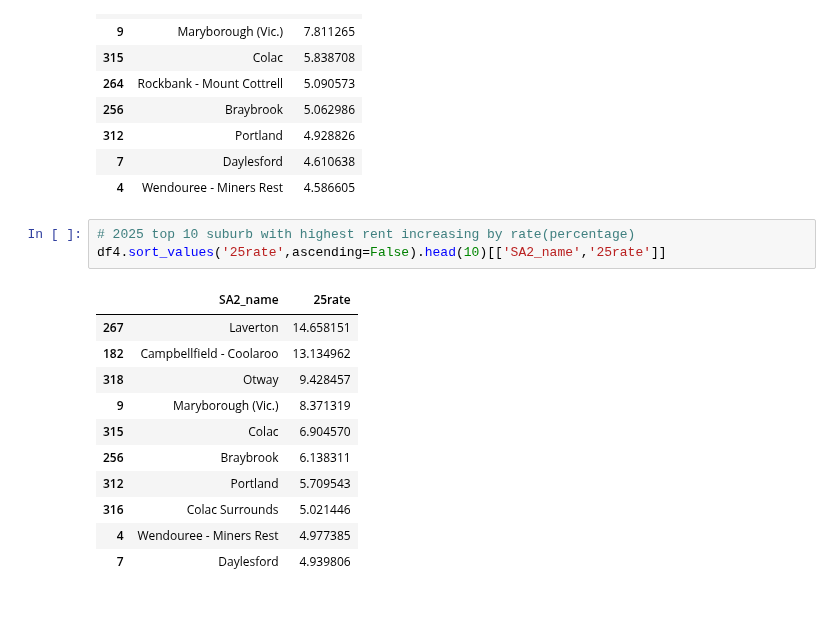
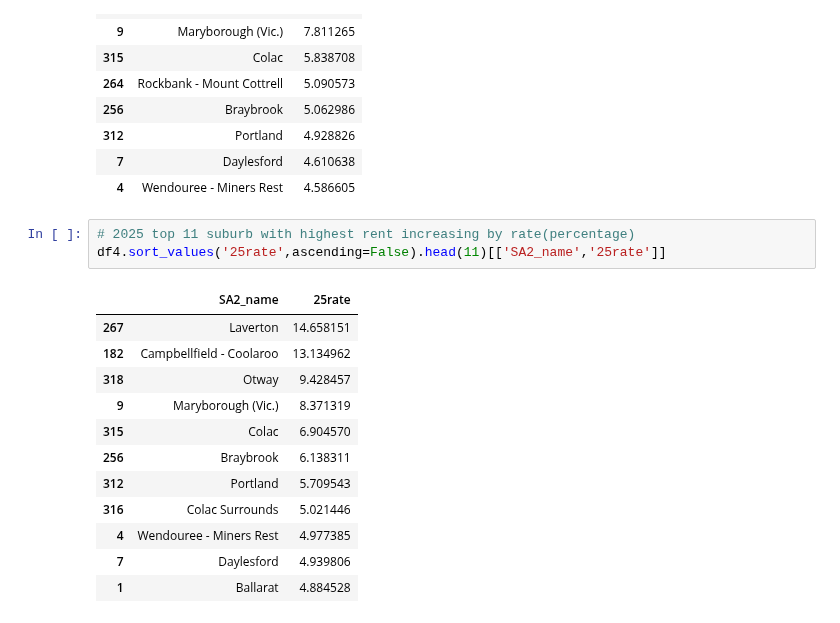
Before and after one commit to MAST30034-Applied-Data-Science/generic-real-estate-consulting-project-group-22, a Jupyter notebook: notebooks/linear_predict.ipynb, the cells around one changed output. Drawn from its saved outputs; the diff is of its cells as text.

```diff
--- a/notebooks/linear_predict.ipynb
+++ b/notebooks/linear_predict.ipynb
@@ -540,17 +540,18 @@ df4.sort_values('24rate',ascending=False).head(10)[['SA2_name','24rate']]
 | 7 | Daylesford | 4.610638 |
 | 4 | Wendouree - Miners Rest | 4.586605 |
 # %%
-# 2025 top 10 suburb with highest rent increasing by rate(percentage)
-df4.sort_values('25rate',ascending=False).head(10)[['SA2_name','25rate']]
+# 2025 top 11 suburb with highest rent increasing by rate(percentage)
+df4.sort_values('25rate',ascending=False).head(11)[['SA2_name','25rate']]
 # %% [output]
 |  | SA2_name | 25rate |
 | 267 | Laverton | 14.658151 |
 | 182 | Campbellfield - Coolaroo | 13.134962 |
 | 318 | Otway | 9.428457 |
 | 9 | Maryborough (Vic.) | 8.371319 |
 | 315 | Colac | 6.904570 |
 | 256 | Braybrook | 6.138311 |
 | 312 | Portland | 5.709543 |
 | 316 | Colac Surrounds | 5.021446 |
 | 4 | Wendouree - Miners Rest | 4.977385 |
 | 7 | Daylesford | 4.939806 |
+| 1 | Ballarat | 4.884528 |
```
Also changed, not shown: parts of 3 cells of this notebook, 1 other file.
